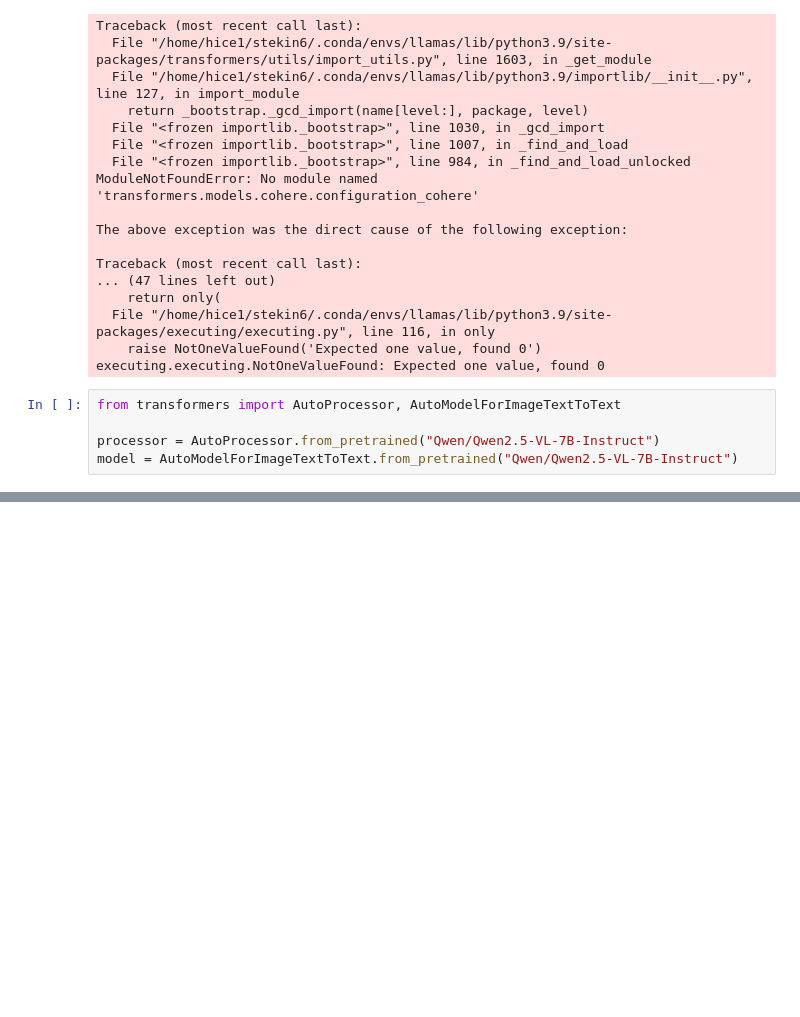
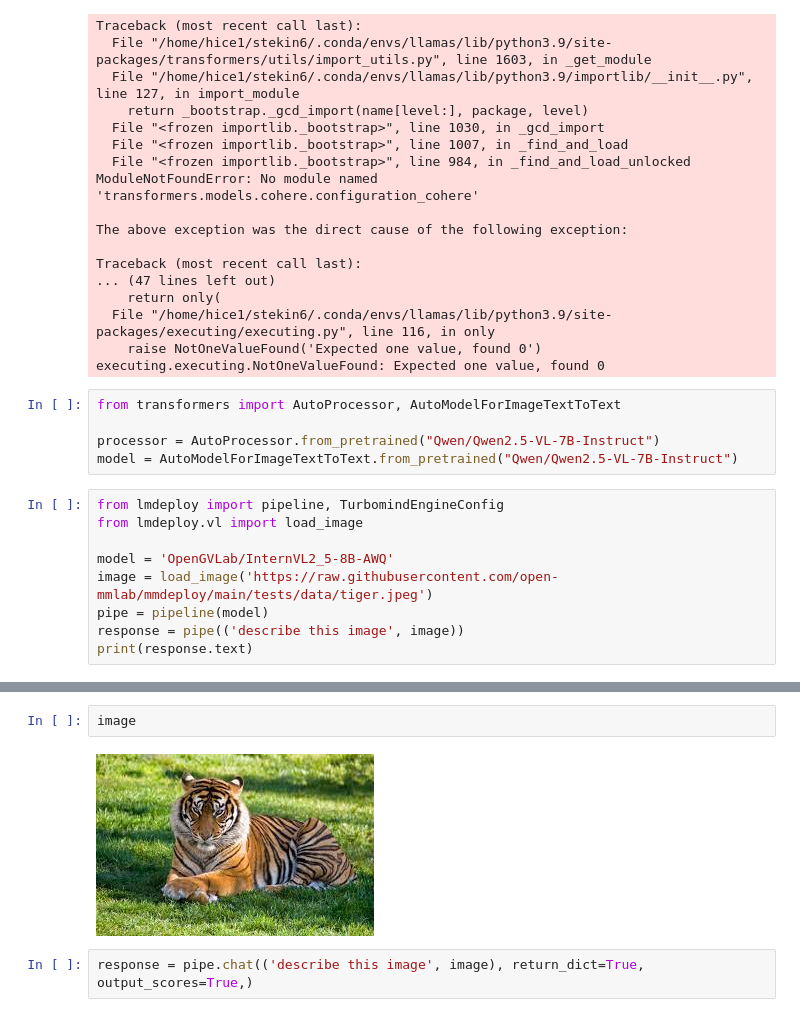
Before and after one commit to sftekin/rl-vqa, a Jupyter notebook: models.ipynb, the cells around one changed output, grey strips where cells are left out. Cells and saved outputs as stored; diff of their text form; blank space fills up the shorter version.

Commit message:
intern_vl2 implemented

```diff
--- a/models.ipynb
+++ b/models.ipynb
@@ -139,3 +139,12 @@ from transformers import AutoProcessor, AutoModelForImageTextToText
 
 processor = AutoProcessor.from_pretrained("Qwen/Qwen2.5-VL-7B-Instruct")
 model = AutoModelForImageTextToText.from_pretrained("Qwen/Qwen2.5-VL-7B-Instruct")
+# %%
+from lmdeploy import pipeline, TurbomindEngineConfig
+from lmdeploy.vl import load_image
+
+model = 'OpenGVLab/InternVL2_5-8B-AWQ'
+image = load_image('https://raw.githubusercontent.com/open-mmlab/mmdeploy/main/tests/data/tiger.jpeg')
+pipe = pipeline(model)
+response = pipe(('describe this image', image))
+print(response.text)
@@ -141,0 +164,6 @@ model = AutoModelForImageTextToText.from_pretrained("Qwen/Qwen2.5-VL-7B-Instruct
+# %%
+image
+# %% [output]
+[figure, added]
+# %%
+response = pipe.chat(('describe this image', image), return_dict=True, output_scores=True,)
```
Also changed, not shown: parts of 18 cells of this notebook, 5 other files.
